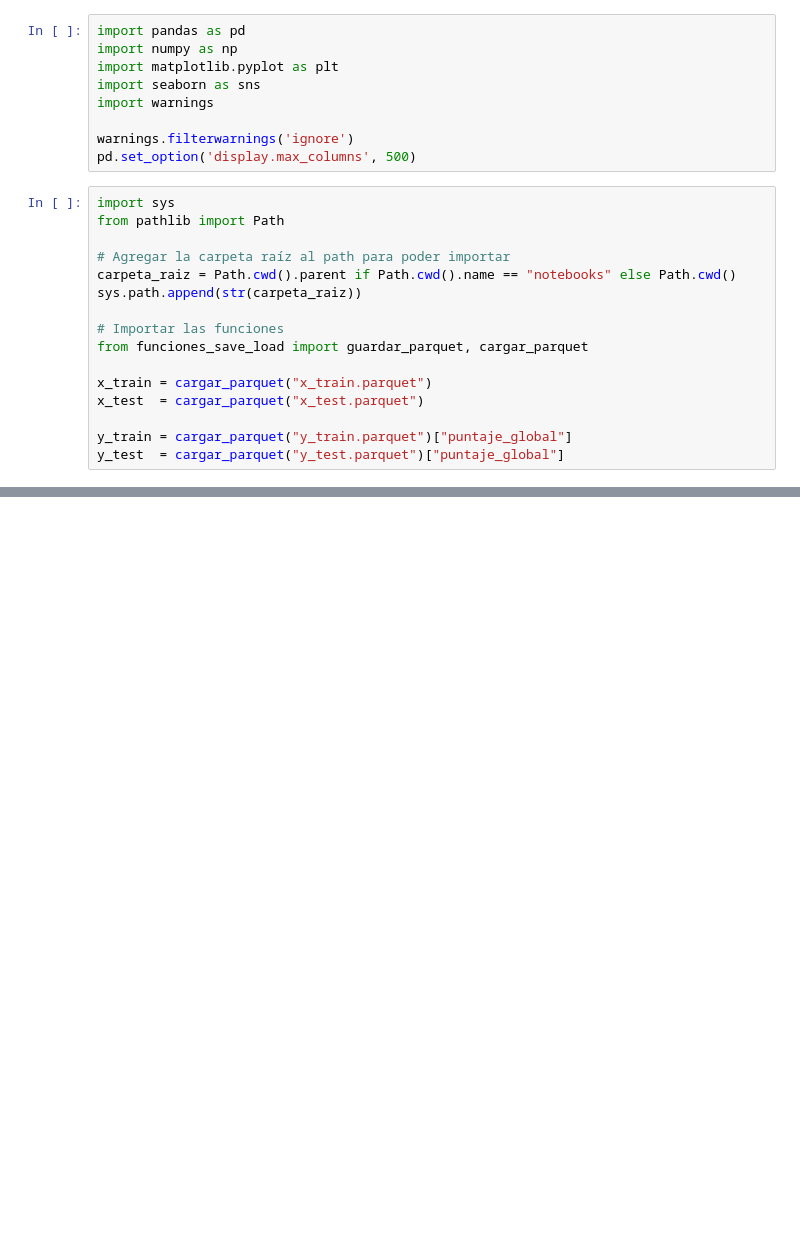
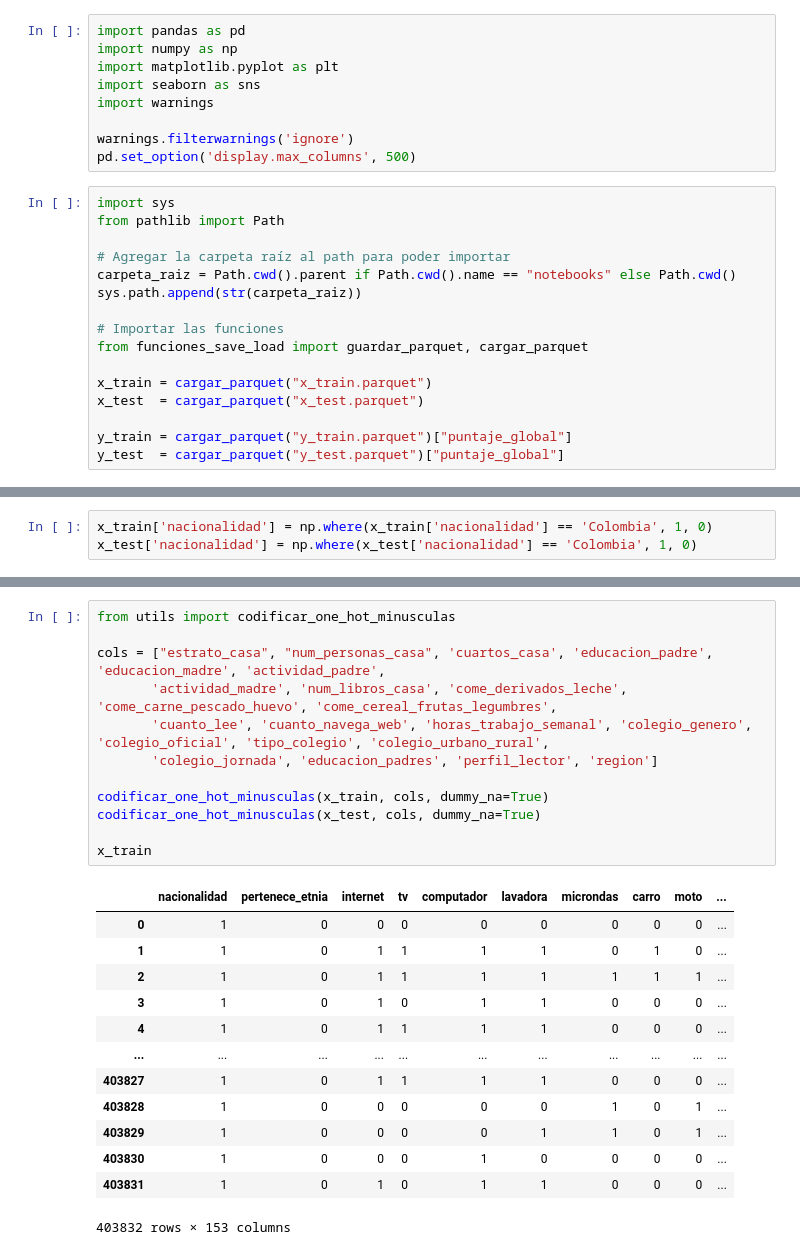
Before and after one commit to JorgeJordyJaimes/icfes-app, a Jupyter notebook: notebooks/5.modelo.ipynb, the cells around one changed output, grey strips where cells are left out. Cells and saved outputs as stored; diff of their text form; blank space fills up the shorter version.

```diff
--- a/notebooks/5.modelo.ipynb
+++ b/notebooks/5.modelo.ipynb
@@ -40,0 +67,3 @@ y_test  = cargar_parquet("y_test.parquet")["puntaje_global"]
+# %%
+x_train['nacionalidad'] = np.where(x_train['nacionalidad'] == 'Colombia', 1, 0)
+x_test['nacionalidad'] = np.where(x_test['nacionalidad'] == 'Colombia', 1, 0)
@@ -40,0 +86,26 @@ y_test  = cargar_parquet("y_test.parquet")["puntaje_global"]
+# %%
+from utils import codificar_one_hot_minusculas
+
+cols = ["estrato_casa", "num_personas_casa", 'cuartos_casa', 'educacion_padre', 'educacion_madre', 'actividad_padre',
+       'actividad_madre', 'num_libros_casa', 'come_derivados_leche', 'come_carne_pescado_huevo', 'come_cereal_frutas_legumbres',
+       'cuanto_lee', 'cuanto_navega_web', 'horas_trabajo_semanal', 'colegio_genero', 'colegio_oficial', 'tipo_colegio', 'colegio_urbano_rural',
+       'colegio_jornada', 'educacion_padres', 'perfil_lector', 'region']
+
+codificar_one_hot_minusculas(x_train, cols, dummy_na=True)
+codificar_one_hot_minusculas(x_test, cols, dummy_na=True)
+
+x_train
+# %% [output]
+|  | nacionalidad | pertenece_etnia | internet | tv | computador | lavadora | microndas | carro | moto | ... |
+| 0 | 1 | 0 | 0 | 0 | 0 | 0 | 0 | 0 | 0 | ... |
+| 1 | 1 | 0 | 1 | 1 | 1 | 1 | 0 | 1 | 0 | ... |
+| 2 | 1 | 0 | 1 | 1 | 1 | 1 | 1 | 1 | 1 | ... |
+| 3 | 1 | 0 | 1 | 0 | 1 | 1 | 0 | 0 | 0 | ... |
+| 4 | 1 | 0 | 1 | 1 | 1 | 1 | 0 | 0 | 0 | ... |
+| ... | ... | ... | ... | ... | ... | ... | ... | ... | ... | ... |
+| 403827 | 1 | 0 | 1 | 1 | 1 | 1 | 0 | 0 | 0 | ... |
+| 403828 | 1 | 0 | 0 | 0 | 0 | 0 | 1 | 0 | 1 | ... |
+| 403829 | 1 | 0 | 0 | 0 | 0 | 1 | 1 | 0 | 1 | ... |
+| 403830 | 1 | 0 | 0 | 0 | 1 | 0 | 0 | 0 | 0 | ... |
+| 403831 | 1 | 0 | 1 | 0 | 1 | 1 | 0 | 0 | 0 | ... |
+403832 rows × 153 columns
```
Also changed, not shown: parts of 8 cells of this notebook, 1 other file.
